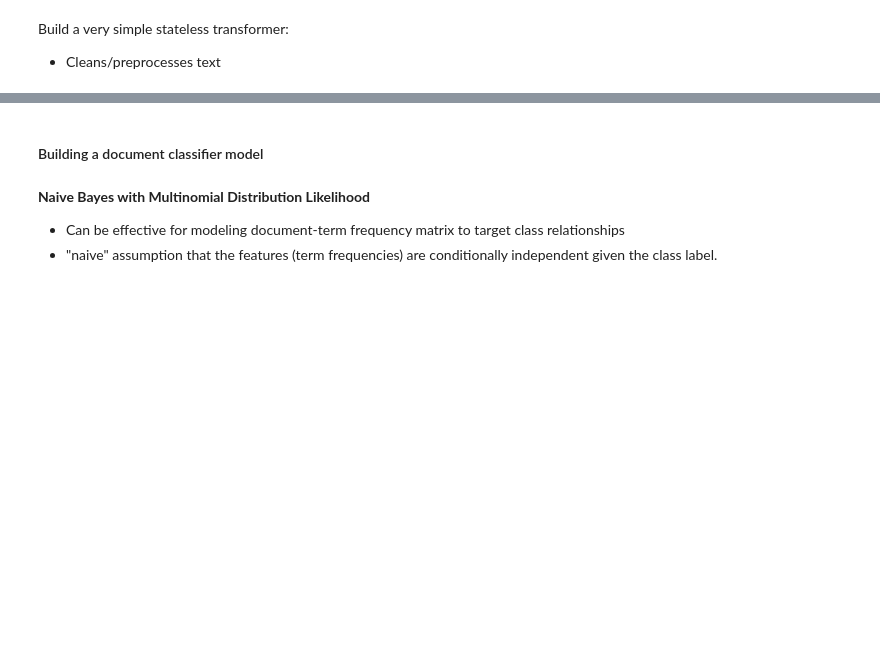
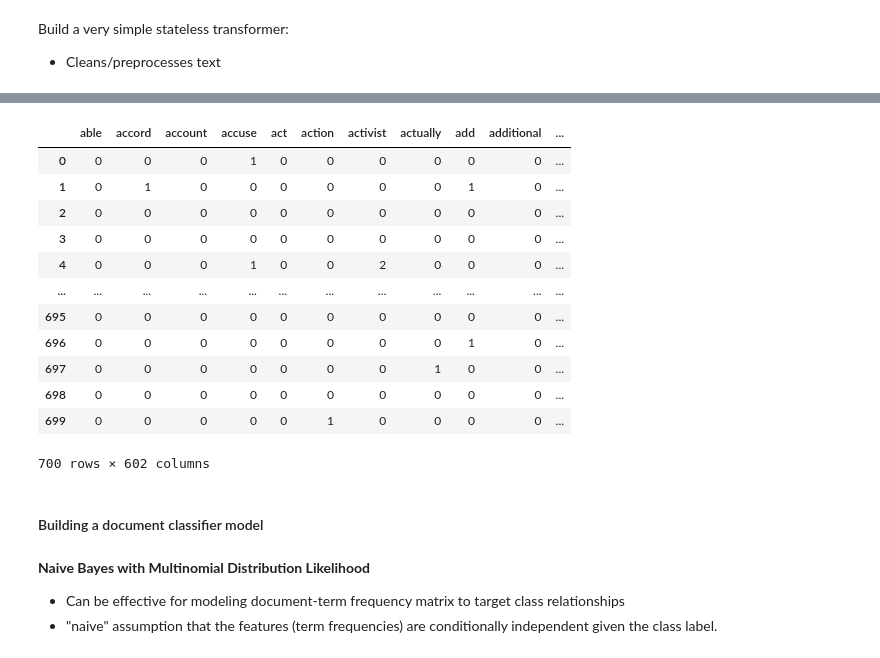
Before and after one commit to musairshad/DS-NTL-010824, a Jupyter notebook: Phase_4/Phase4_Topic6_Natural_Language_Processing/3_Modeling/NLP Classification.ipynb, the cells around one changed output, grey strips where cells are left out. Drawn from its saved outputs; the diff is of its cells as text; code cells hidden in the pictures; blank space fills up the shorter version.

```diff
--- a/Phase_4/Phase4_Topic6_Natural_Language_Processing/3_Modeling/NLP Classification.ipynb
+++ b/Phase_4/Phase4_Topic6_Natural_Language_Processing/3_Modeling/NLP Classification.ipynb
@@ -114,8 +117,22 @@ X_tr_proc
 # %%
 feat_names = preprocess_pipeline[
-    'countvec'].get_feature_names_out()
+    'countvec'].get_feature_names()
 
 pd.DataFrame(X_tr_proc.toarray(), columns = feat_names)
+# %% [output]
+|  | able | accord | account | accuse | act | action | activist | actually | add | additional | ... |
+| 0 | 0 | 0 | 0 | 1 | 0 | 0 | 0 | 0 | 0 | 0 | ... |
+| 1 | 0 | 1 | 0 | 0 | 0 | 0 | 0 | 0 | 1 | 0 | ... |
+| 2 | 0 | 0 | 0 | 0 | 0 | 0 | 0 | 0 | 0 | 0 | ... |
+| 3 | 0 | 0 | 0 | 0 | 0 | 0 | 0 | 0 | 0 | 0 | ... |
+| 4 | 0 | 0 | 0 | 1 | 0 | 0 | 2 | 0 | 0 | 0 | ... |
+| ... | ... | ... | ... | ... | ... | ... | ... | ... | ... | ... | ... |
+| 695 | 0 | 0 | 0 | 0 | 0 | 0 | 0 | 0 | 0 | 0 | ... |
+| 696 | 0 | 0 | 0 | 0 | 0 | 0 | 0 | 0 | 1 | 0 | ... |
+| 697 | 0 | 0 | 0 | 0 | 0 | 0 | 0 | 1 | 0 | 0 | ... |
+| 698 | 0 | 0 | 0 | 0 | 0 | 0 | 0 | 0 | 0 | 0 | ... |
+| 699 | 0 | 0 | 0 | 0 | 0 | 1 | 0 | 0 | 0 | 0 | ... |
+700 rows × 602 columns
 # %% [markdown]
 #### Building a document classifier model
 # %% [markdown]
```
Also changed, not shown: parts of 26 cells of this notebook, 1 other file.
